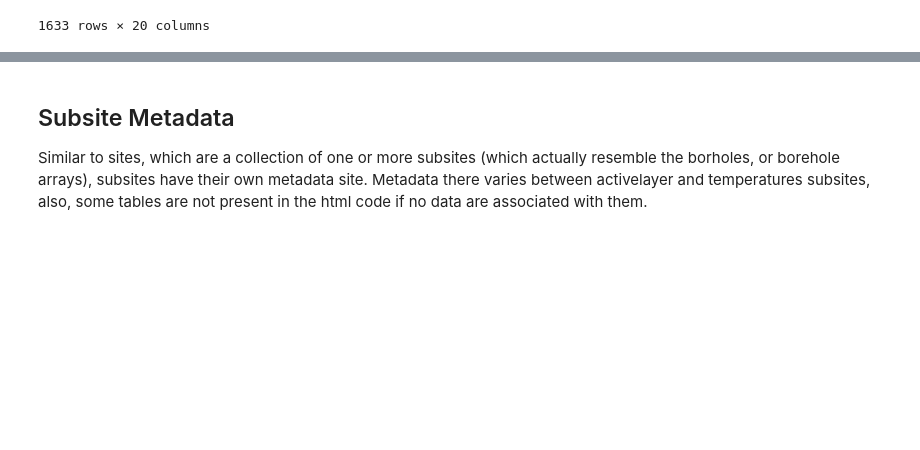
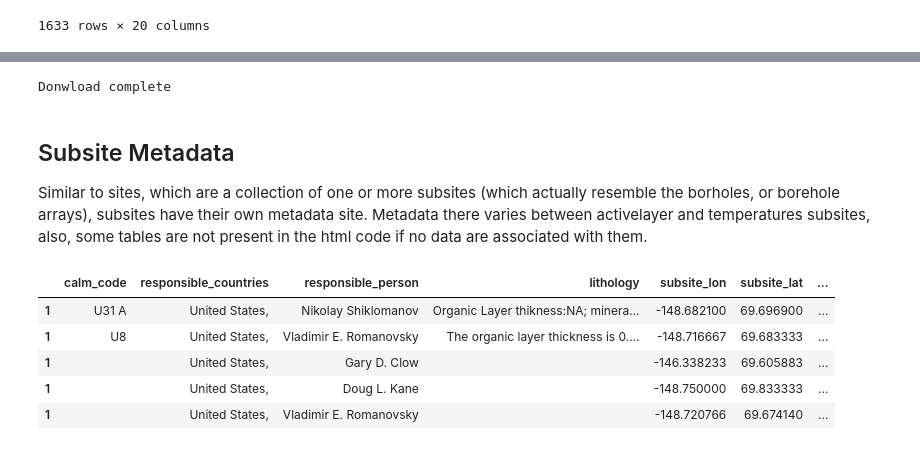
Before and after one commit to arctic-risk/arctic-data, a Jupyter notebook: permafrost/Download and Process Permafrost Data.ipynb, the cells around one changed output, grey strips where cells are left out. Drawn from its saved outputs; the diff is of its cells as text; code cells hidden in the pictures; blank space fills up the shorter version.

```diff
--- a/permafrost/Download and Process Permafrost Data.ipynb
+++ b/permafrost/Download and Process Permafrost Data.ipynb
@@ -291,21 +302,37 @@ Each site has one landing page which describes more about its location and some
 As all data we want are inside html tables, we use pandas' `read_html`, which returns a list of dataframes.
 # %%
+nok = []
 alldata = []
 
 site_urls = dfSites.site_url.unique()
 
 for site_url in tqdm(site_urls):
-    dfGeneral,dfSiteCentre,dfBBox = pd.read_html("http://www.gtnpdatabase.org{}".format(site_url))
+    Path("./sun"+site_url).mkdir(exist_ok=True,parents=True)
+    if not os.path.exists("./sun"+site_url+"index.html"):
+        r = requests.get("http://www.gtnpdatabase.org{}".format(site_url))
+        if r.ok:
+            with open("./sun"+site_url+"index.html","w+") as outfile:
+                outfile.write(r.text)
+        else:
+            nok.append("http://www.gtnpdatabase.org{}".format(site_url))
+            continue
+    dfGeneral,dfSiteCentre,dfBBox = pd.read_html("./sun"+site_url+"index.html")
     alldata.append({"site_id":site_url.split("/")[-2],
                    "observation_type":dfGeneral.iloc[1].values[1],
                   "area":pd.to_numeric(dfGeneral.iloc[2].values[1].replace(",","").split(" ")[0]),
-                  "lon":pd.to_numeric(dfSiteCentre.iloc[0].values[1].replace("°","")),
-                  "lat":pd.to_numeric(dfSiteCentre.iloc[1].values[1].replace("°","")),
+                  "site_lon":pd.to_numeric(dfSiteCentre.iloc[0].values[1].replace("°","")),
+                  "site_lat":pd.to_numeric(dfSiteCentre.iloc[1].values[1].replace("°","")),
                   "bbox_lat_max":pd.to_numeric(dfBBox.iloc[0].values[1].replace("°","").split(":")[1]),
                   "bbox_lat_min":pd.to_numeric(dfBBox.iloc[2].values[1].replace("°","").split(":")[1]),
                   "bbox_lon_min":pd.to_numeric(dfBBox.iloc[1].values[0].replace("°","").split(":")[1]),
                   "bbox_lon_max":pd.to_numeric(dfBBox.iloc[1].values[2].replace("°","").split(":")[1])})
     time.sleep(.25)
 
+if len(nok)>0:
+    print("Warning, had problems downloading {}".format(nok))
+else:
+    print("Donwload complete")
+dfSiteInfo = pd.DataFrame(alldata)
 dfSiteInfo.observation_type = dfSiteInfo.observation_type.replace(np.nan, '', regex=True)
-dfSiteInfo = pd.DataFrame(alldata)
+# %% [output]
+Donwload complete
@@ -347,0 +517,17 @@ Similar to sites, which are a collection of one or more subsites (which actually
+# %%
+dfSubsites.subsite_lon = pd.to_numeric(dfSubsites.subsite_lon.str.replace("°",""))
+dfSubsites.subsite_lat = pd.to_numeric(dfSubsites.subsite_lat.str.replace("°",""))
+dfSubsites.drilling_angle = pd.to_numeric(dfSubsites.drilling_angle.str.replace("°",""))
+dfSubsites.subsite_elevation = pd.to_numeric(dfSubsites.subsite_elevation.str.replace("m",""))
+dfSubsites.subsite_id = pd.to_numeric(dfSubsites.subsite_id).astype(int)
+for c in ["calm_code","responsible_countries","responsible_person","lithology",
+          "subsite_type","gtn_p","drilling_method","morphology"]:
+    dfSubsites[c] = dfSubsites[c].replace(np.nan, '', regex=True)
+dfSubsites.head()
+# %% [output]
+|  | calm_code | responsible_countries | responsible_person | lithology | subsite_lon | subsite_lat | ... |
+| 1 | U31 A | United States, | Nikolay Shiklomanov | Organic Layer thikness:NA; minera... | -148.682100 | 69.696900 | ... |
+| 1 | U8 | United States, | Vladimir E. Romanovsky | The organic layer thickness is 0.... | -148.716667 | 69.683333 | ... |
+| 1 |  | United States, | Gary D. Clow |  | -146.338233 | 69.605883 | ... |
+| 1 |  | United States, | Doug L. Kane |  | -148.750000 | 69.833333 | ... |
+| 1 |  | United States, | Vladimir E. Romanovsky |  | -148.720766 | 69.674140 | ... |
```
Also changed, not shown: parts of 21 cells of this notebook, 1 other file.
